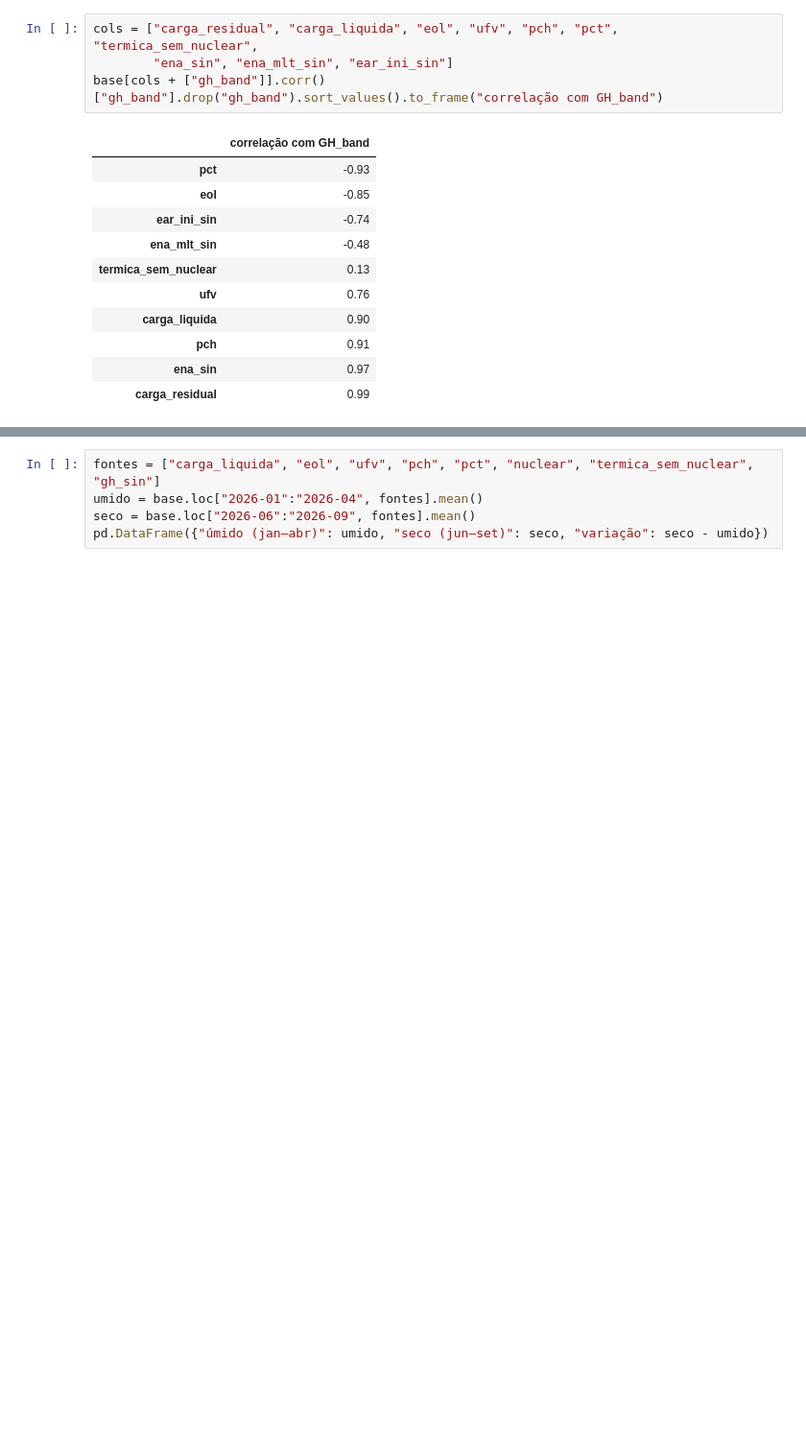
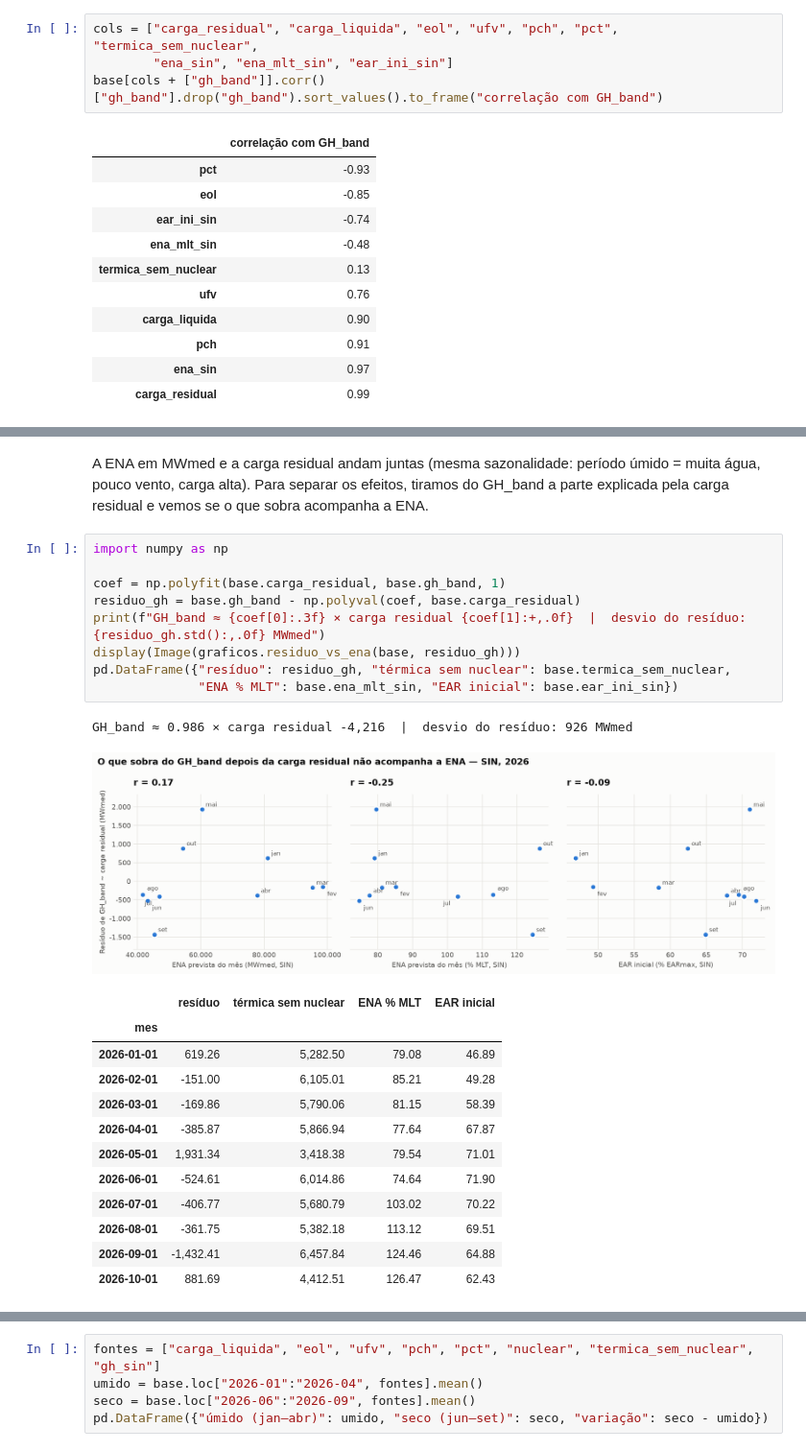
Before and after one commit to pimenta-arthur/forecast-bandeiras-analytics, a Jupyter notebook: notebooks/01_eda.ipynb, the cells around one changed output, grey strips where cells are left out. Shown at 96% size. Drawn from its saved outputs; the diff is of its cells as text; blank space fills up the shorter version.

```diff
--- a/notebooks/01_eda.ipynb
+++ b/notebooks/01_eda.ipynb
@@ -109,0 +132,27 @@ base[cols + ["gh_band"]].corr()["gh_band"].drop("gh_band").sort_values().to_fram
+# %% [markdown]
+A ENA em MWmed e a carga residual andam juntas (mesma sazonalidade: período úmido = muita água, pouco vento, carga alta).
+Para separar os efeitos, tiramos do GH_band a parte explicada pela carga residual e vemos se o que sobra acompanha a ENA.
+# %%
+import numpy as np
+
+coef = np.polyfit(base.carga_residual, base.gh_band, 1)
+residuo_gh = base.gh_band - np.polyval(coef, base.carga_residual)
+print(f"GH_band ≈ {coef[0]:.3f} × carga residual {coef[1]:+,.0f}  |  desvio do resíduo: {residuo_gh.std():,.0f} MWmed")
+display(Image(graficos.residuo_vs_ena(base, residuo_gh)))
+pd.DataFrame({"resíduo": residuo_gh, "térmica sem nuclear": base.termica_sem_nuclear,
+              "ENA % MLT": base.ena_mlt_sin, "EAR inicial": base.ear_ini_sin})
+# %% [output]
+GH_band ≈ 0.986 × carga residual -4,216  |  desvio do resíduo: 926 MWmed
+[figure, added]
+|  | resíduo | térmica sem nuclear | ENA % MLT | EAR inicial |
+| mes |  |  |  |  |
+| 2026-01-01 | 619.26 | 5,282.50 | 79.08 | 46.89 |
+| 2026-02-01 | -151.00 | 6,105.01 | 85.21 | 49.28 |
+| 2026-03-01 | -169.86 | 5,790.06 | 81.15 | 58.39 |
+| 2026-04-01 | -385.87 | 5,866.94 | 77.64 | 67.87 |
+| 2026-05-01 | 1,931.34 | 3,418.38 | 79.54 | 71.01 |
+| 2026-06-01 | -524.61 | 6,014.86 | 74.64 | 71.90 |
+| 2026-07-01 | -406.77 | 5,680.79 | 103.02 | 70.22 |
+| 2026-08-01 | -361.75 | 5,382.18 | 113.12 | 69.51 |
+| 2026-09-01 | -1,432.41 | 6,457.84 | 124.46 | 64.88 |
+| 2026-10-01 | 881.69 | 4,412.51 | 126.47 | 62.43 |
```
Also changed, not shown: parts of 12 cells of this notebook, 19 other files.
